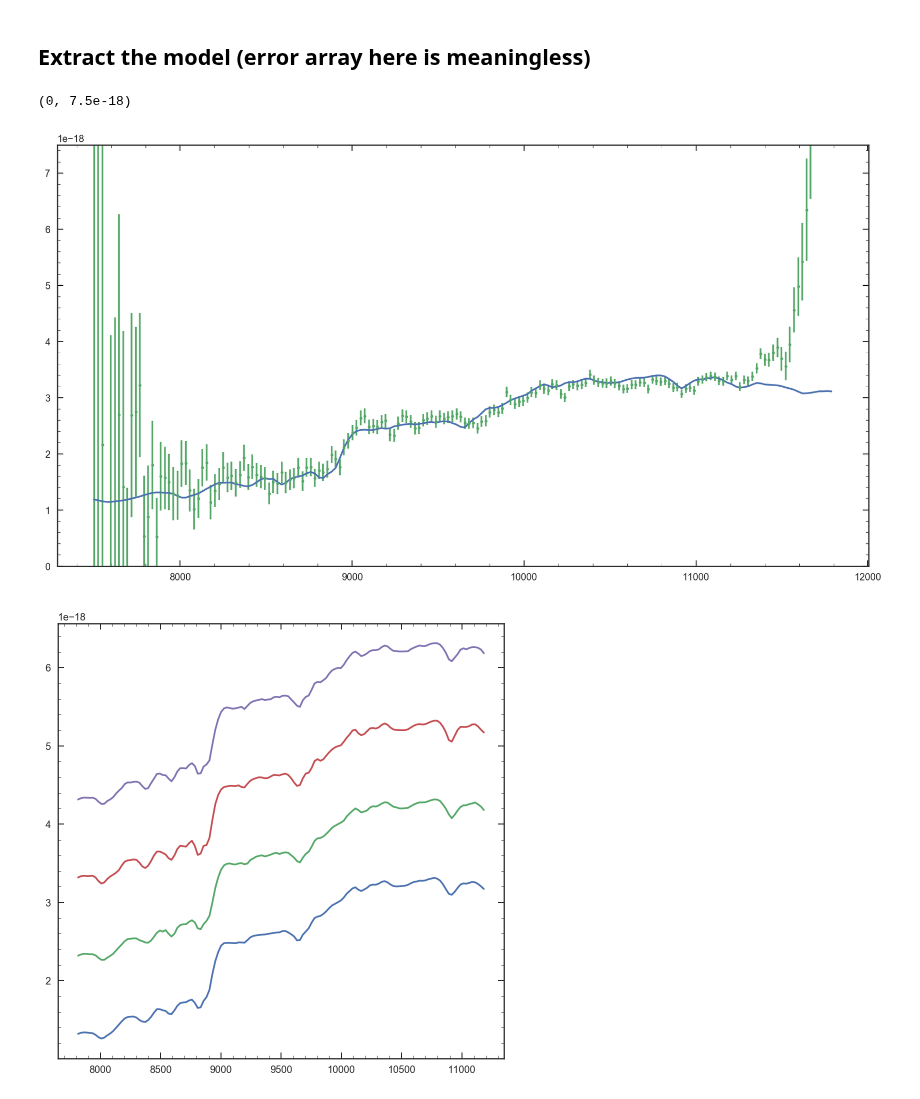
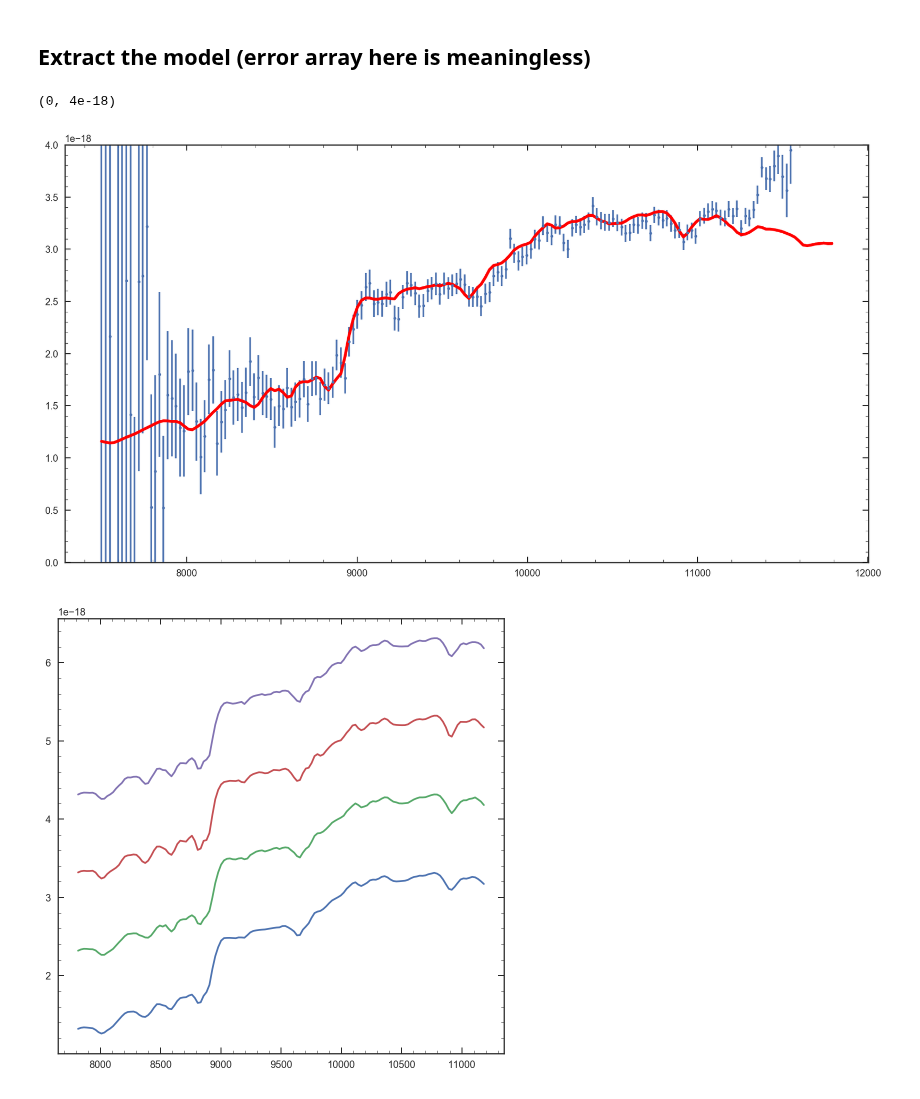
Before and after one commit to ivastar/clear, a Jupyter notebook: notebooks/forward_modeling/Foward_model.ipynb, the cells around one changed output. Saved outputs shown, nothing was run; the diff lists cells and outputs as text; code cells hidden in the pictures.

```diff
--- a/notebooks/forward_modeling/Foward_model.ipynb
+++ b/notebooks/forward_modeling/Foward_model.ipynb
@@ -10,12 +12,16 @@ from astropy.table import Table
 from astropy import wcs
 from astropy.io import fits
 from glob import glob
-import seaborn as sea
 import os
 
+## Seaborn is used to make plots look nicer.
+## If you don't have it, you can comment it out and it won't affect the rest of the code
+import seaborn as sea
 sea.set(style='white')
 sea.set(style='ticks')
-sea.set_style({"xtick.direction": "in","ytick.direction": "in"})
+sea.set_style({'xtick.direct'
+               'ion': 'in','xtick.top':True,'xtick.minor.visible': True,
+               'ytick.direction': "in",'ytick.right': True,'ytick.minor.visible': True})
 
 %config InlineBackend.figure_format = 'retina'
 %matplotlib inline
@@ -65,12 +84,12 @@ C = Scale_model(fl, er,ifl)
 # %%
 plt.figure(figsize=[15,8])
 
-plt.plot(wv,C*ifl)
-plt.errorbar(wv,fl,er,linestyle='None', marker='o', markersize=3)
-plt.ylim(0,0.75E-17)
+plt.errorbar(wv, fl, er, linestyle='None', marker='o', markersize=3)
+plt.plot(wv, C*ifl, 'r', linewidth=3)
+plt.ylim(0,0.4E-17)
 # %% [output]
-(0, 7.5e-18)
+(0, 4e-18)
-[figure, old version]
+[figure, new version]
 # %%
 class Gen_spec(object):
     def __init__(self, beam, redshift,gal_wv, gal_fl, gal_er, minwv = 7800, maxwv = 11200):
```
Also changed, not shown: parts of 14 cells of this notebook.
